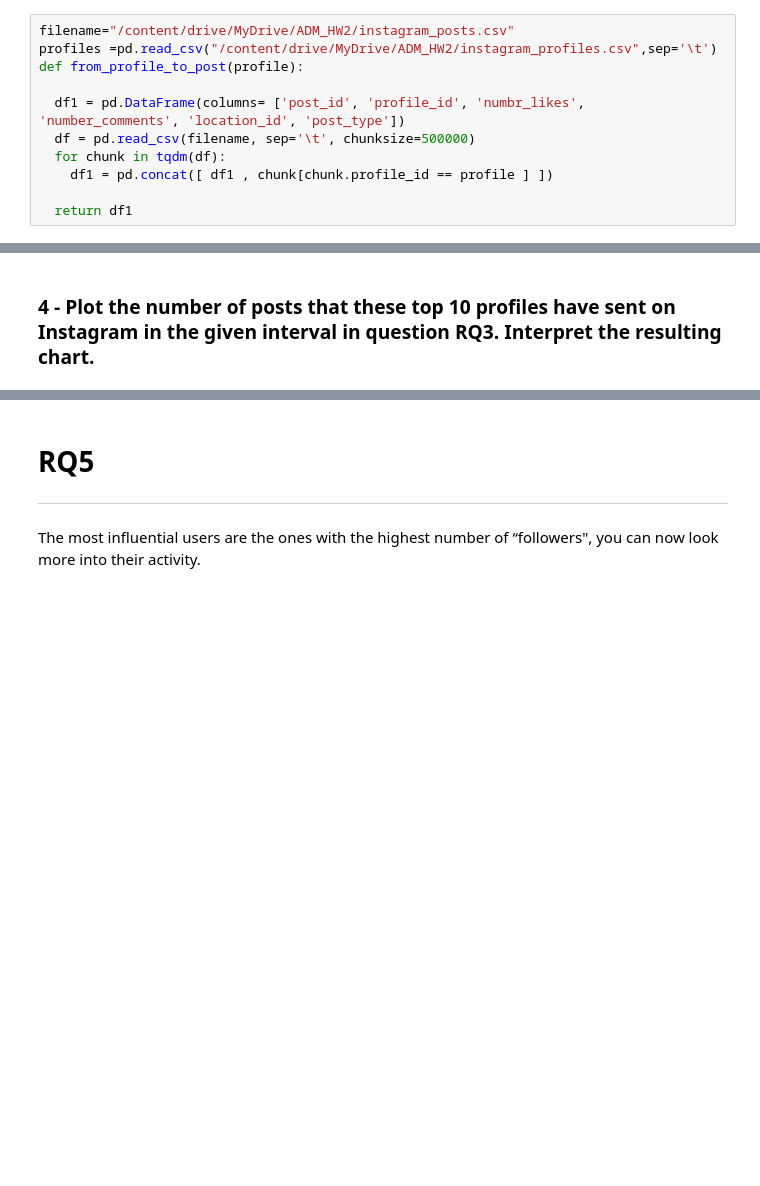
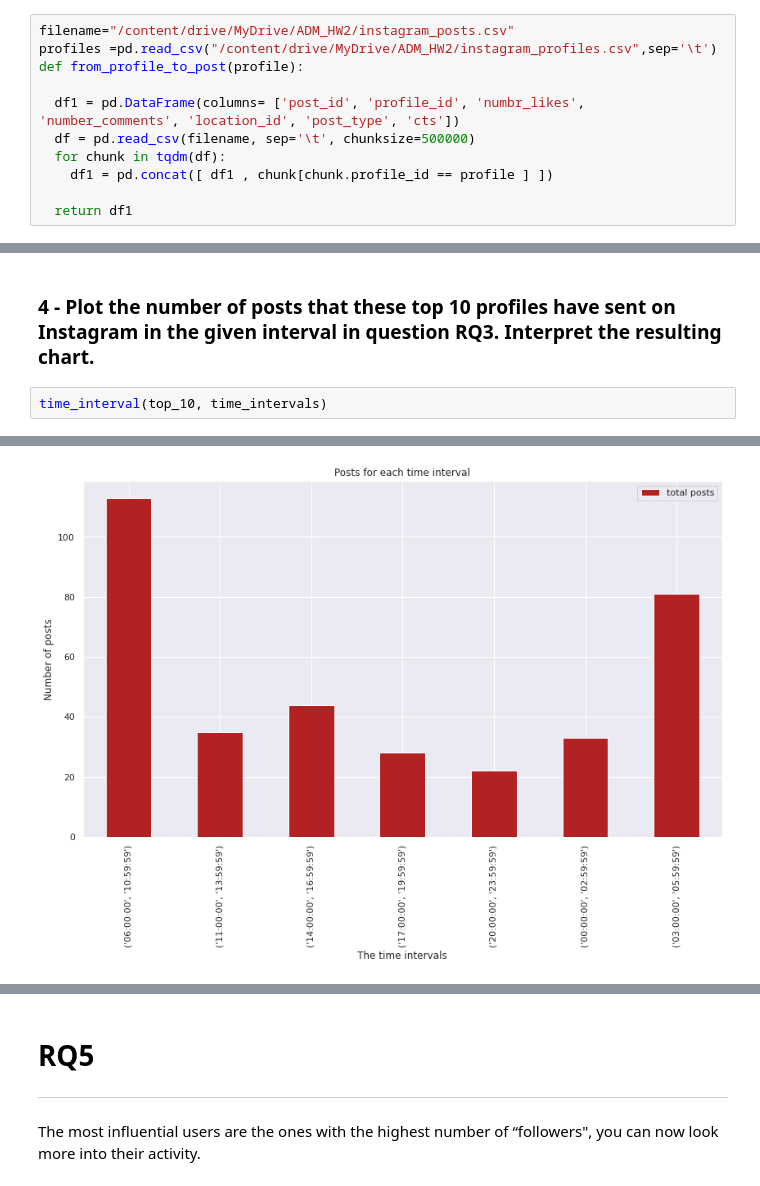
Before and after one commit to PaoloBarba/ADM_HW2, a Jupyter notebook: main.ipynb, the cells around one changed output, grey strips where cells are left out. Cells and saved outputs as stored; diff of their text form; blank space fills up the shorter version.

```diff
--- a/main.ipynb
+++ b/main.ipynb
@@ -522,7 +522,7 @@ filename="/content/drive/MyDrive/ADM_HW2/instagram_posts.csv"
 profiles =pd.read_csv("/content/drive/MyDrive/ADM_HW2/instagram_profiles.csv",sep='\t')
 def from_profile_to_post(profile):
 
-  df1 = pd.DataFrame(columns= ['post_id', 'profile_id', 'numbr_likes', 'number_comments', 'location_id', 'post_type'])
+  df1 = pd.DataFrame(columns= ['post_id', 'profile_id', 'numbr_likes', 'number_comments', 'location_id', 'post_type', 'cts'])
   df = pd.read_csv(filename, sep='\t', chunksize=500000)
   for chunk in tqdm(df):
     df1 = pd.concat([ df1 , chunk[chunk.profile_id == profile ] ])
@@ -548,3 +548,6 @@ print(top_10['number_comments'].mean())
 0.033707865168539325
 # %% [markdown]
 ### 4 - Plot the number of posts that these top 10 profiles have sent on Instagram in the given interval in question RQ3. Interpret the resulting chart.
+# %%
+time_interval(top_10, time_intervals)
+# %% [output]
@@ -550,0 +562 @@ print(top_10['number_comments'].mean())
+[figure, added]
```
Also changed, not shown: parts of 3 cells of this notebook.
